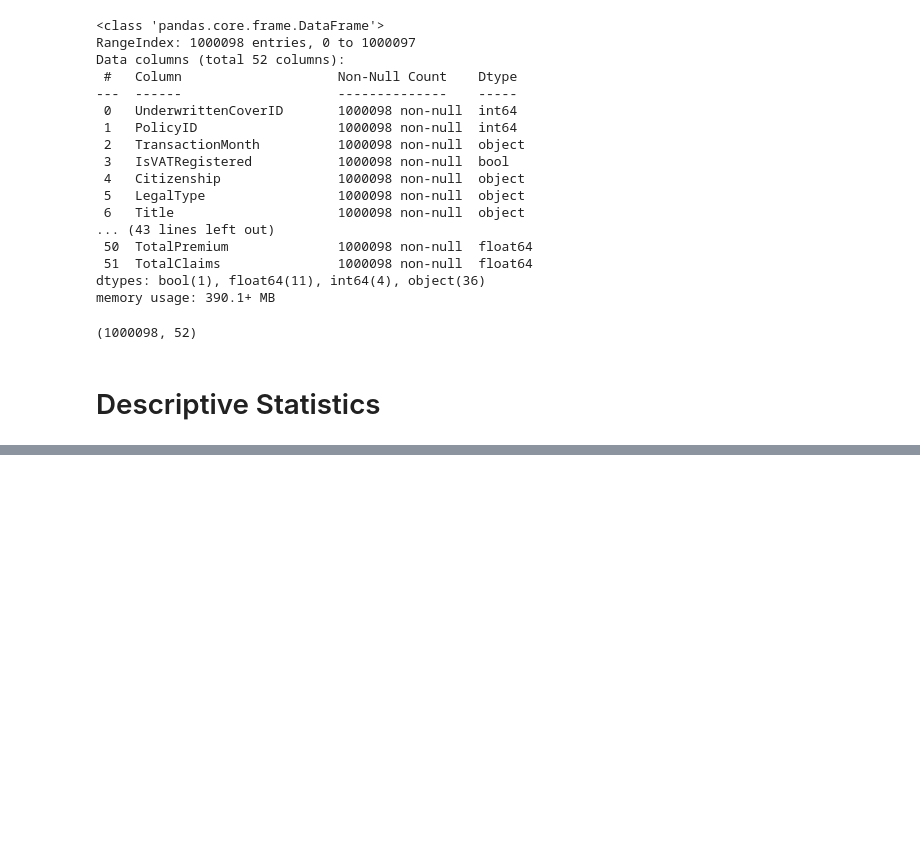
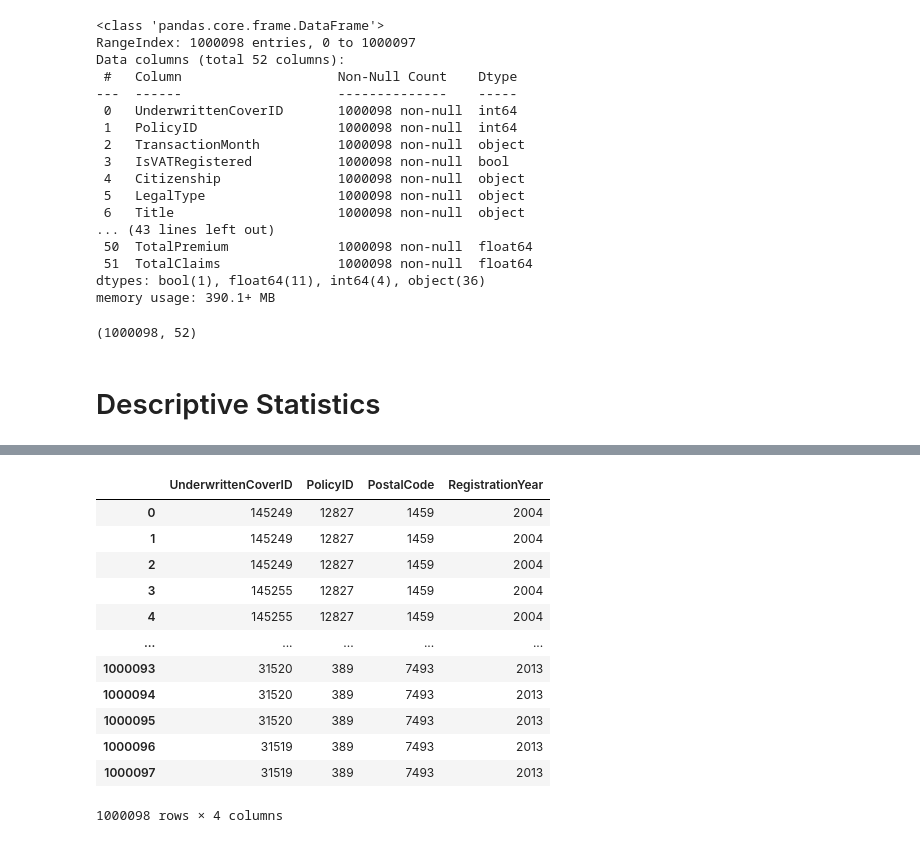
Before and after one commit to YeabsiraTibebu/AlphaCare-Insurance-Solutions, a Jupyter notebook: notebooks/descriptive_analysis.ipynb, the cells around one changed output, grey strips where cells are left out. Cells and saved outputs as stored; diff of their text form; code cells hidden in the pictures; blank space fills up the shorter version.

```diff
--- a/notebooks/descriptive_analysis.ipynb
+++ b/notebooks/descriptive_analysis.ipynb
@@ -96,0 +184,16 @@ AttributeError: 'Series' object has no attribute 'len'
+# %%
+df.select_dtypes(include=['int64'])
+# %% [output]
+|  | UnderwrittenCoverID | PolicyID | PostalCode | RegistrationYear |
+| 0 | 145249 | 12827 | 1459 | 2004 |
+| 1 | 145249 | 12827 | 1459 | 2004 |
+| 2 | 145249 | 12827 | 1459 | 2004 |
+| 3 | 145255 | 12827 | 1459 | 2004 |
+| 4 | 145255 | 12827 | 1459 | 2004 |
+| ... | ... | ... | ... | ... |
+| 1000093 | 31520 | 389 | 7493 | 2013 |
+| 1000094 | 31520 | 389 | 7493 | 2013 |
+| 1000095 | 31520 | 389 | 7493 | 2013 |
+| 1000096 | 31519 | 389 | 7493 | 2013 |
+| 1000097 | 31519 | 389 | 7493 | 2013 |
+1000098 rows × 4 columns
```
Also changed, not shown: parts of 18 cells of this notebook, 2 other files.
